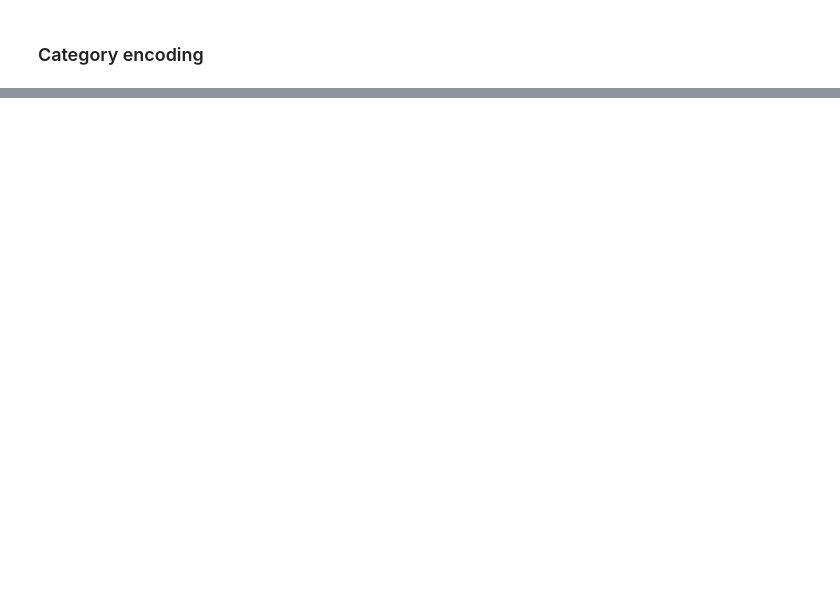
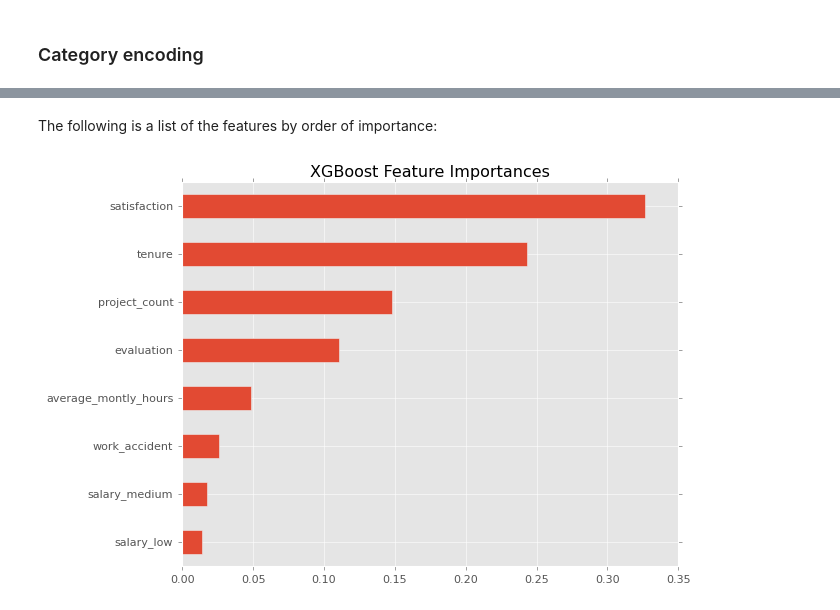
Before and after one commit to jiug/Course-7, a Jupyter notebook: Turnover_prediction.ipynb, the cells around one changed output, grey strips where cells are left out. Drawn from its saved outputs; the diff is of its cells as text; code cells hidden in the pictures; blank space fills up the shorter version.

```diff
--- a/Turnover_prediction.ipynb
+++ b/Turnover_prediction.ipynb
@@ -174,0 +369,14 @@ See the caveats in the documentation: https://pandas.pydata.org/pandas-docs/stab
+# %%
+importances = xgb_cv.best_estimator_.feature_importances_
+xgb_importances = pd.Series(importances, index=X_train.columns)
+xgb_importances = xgb_importances.sort_values(ascending=False)[:8]
+# %% [markdown]
+The following is a list of the features by order of importance:
+# %%
+fig, ax = plt.subplots()
+xgb_importances.plot.barh()
+ax.invert_yaxis()
+plt.title('XGBoost Feature Importances')
+plt.show()
+# %% [output]
+[figure, added]
```
Also changed, not shown: parts of 36 cells of this notebook, 2 other files.
